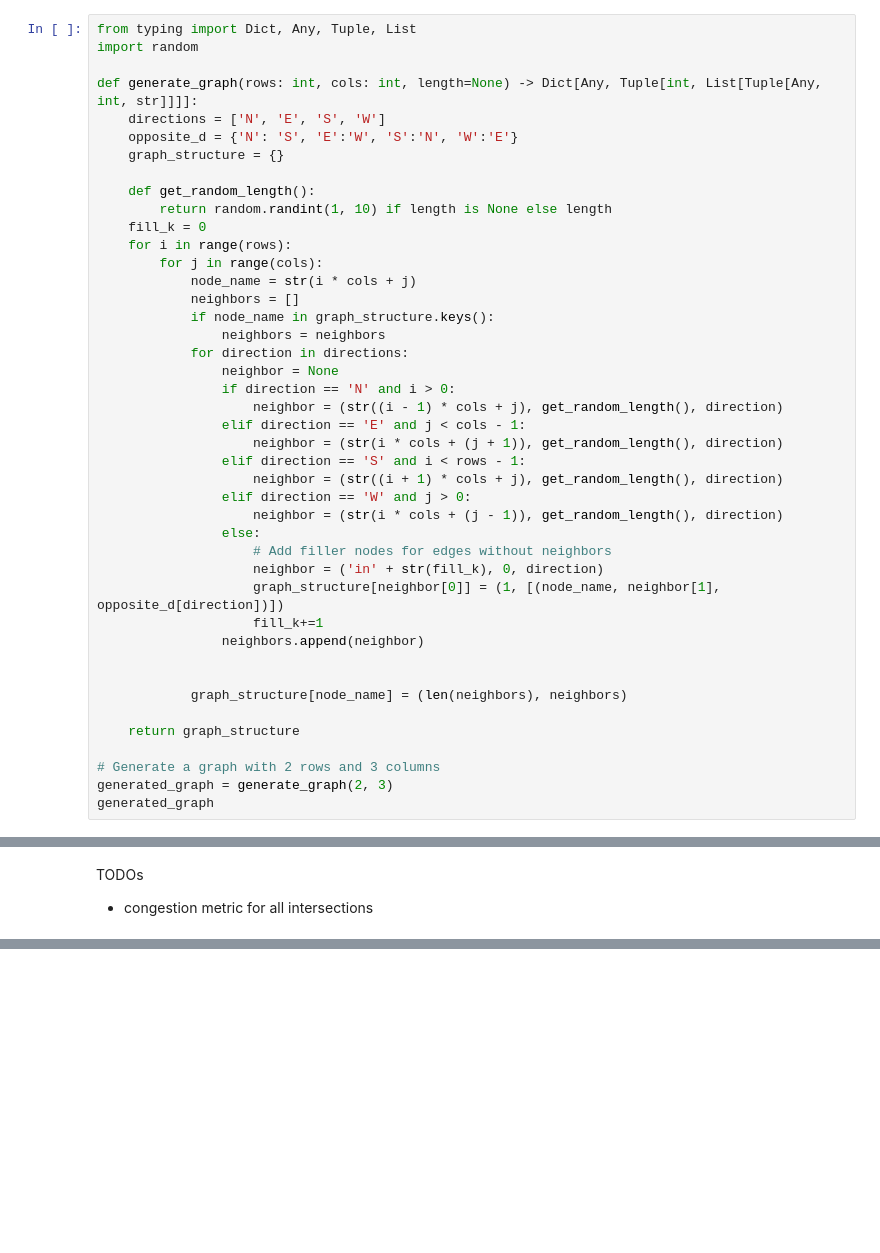
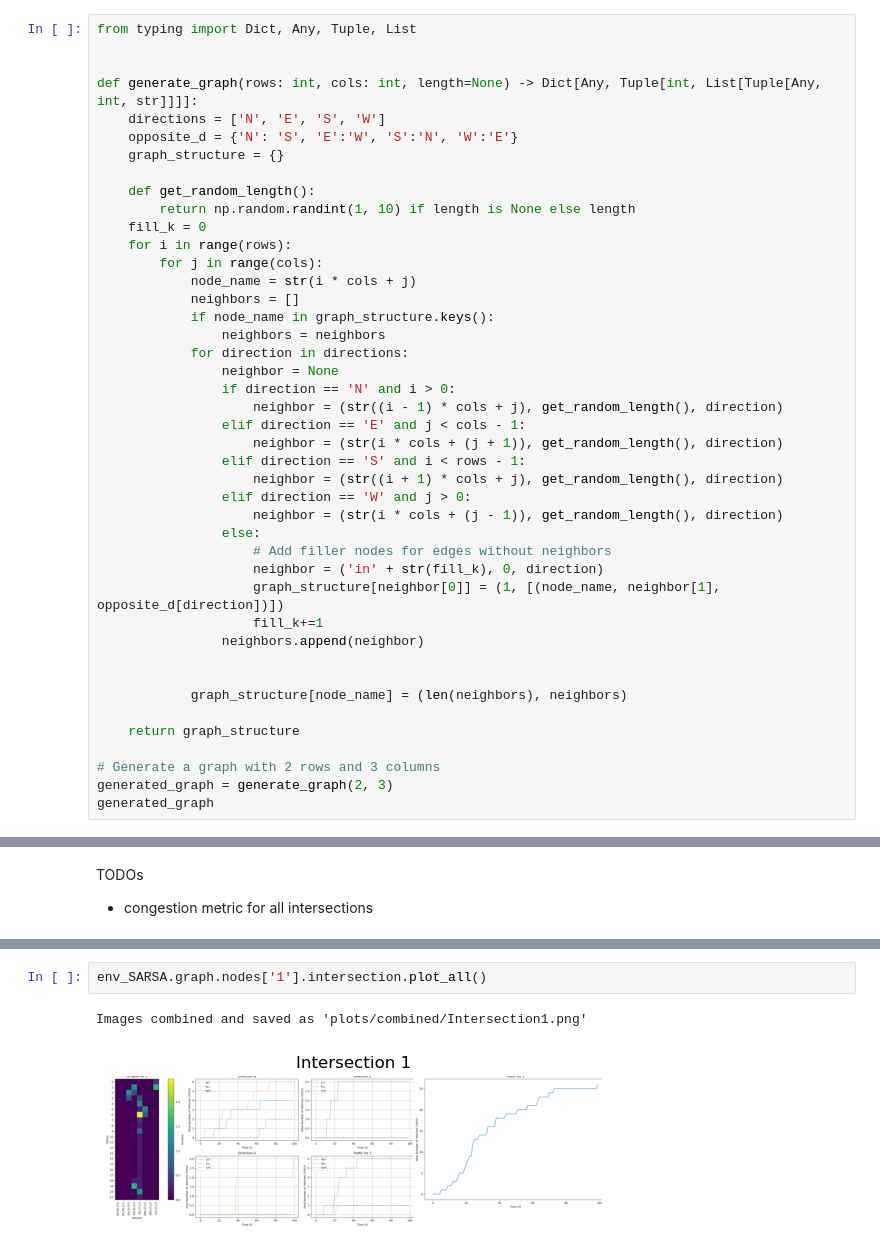
Before and after one commit to kvnoct/episodic_control, a Jupyter notebook: memory_sarsa/graph_network.ipynb, the cells around one changed output, grey strips where cells are left out. Cells and saved outputs as stored; diff of their text form; blank space fills up the shorter version.

```diff
--- a/memory_sarsa/graph_network.ipynb
+++ b/memory_sarsa/graph_network.ipynb
@@ -262,7 +262,7 @@ graph.draw_rectangular_grid()
 TypeError: __init__() missing 1 required positional argument: 'intersection_parameter_dic'
 # %%
 from typing import Dict, Any, Tuple, List
-import random
+
 
 def generate_graph(rows: int, cols: int, length=None) -> Dict[Any, Tuple[int, List[Tuple[Any, int, str]]]]:
     directions = ['N', 'E', 'S', 'W']
@@ -270,7 +270,7 @@ def generate_graph(rows: int, cols: int, length=None) -> Dict[Any, Tuple[int, Li
     graph_structure = {}
 
     def get_random_length():
-        return random.randint(1, 10) if length is None else length
+        return np.random.randint(1, 10) if length is None else length
     fill_k = 0
     for i in range(rows):
         for j in range(cols):
@@ -2721,0 +2793,5 @@ Images combined and saved as 'plots/combined/Intersection5.png'
+# %%
+env_SARSA.graph.nodes['1'].intersection.plot_all()
+# %% [output]
+Images combined and saved as 'plots/combined/Intersection1.png'
+[figure, added]
```
Also changed, not shown: parts of 9 cells of this notebook, 36 other files.
